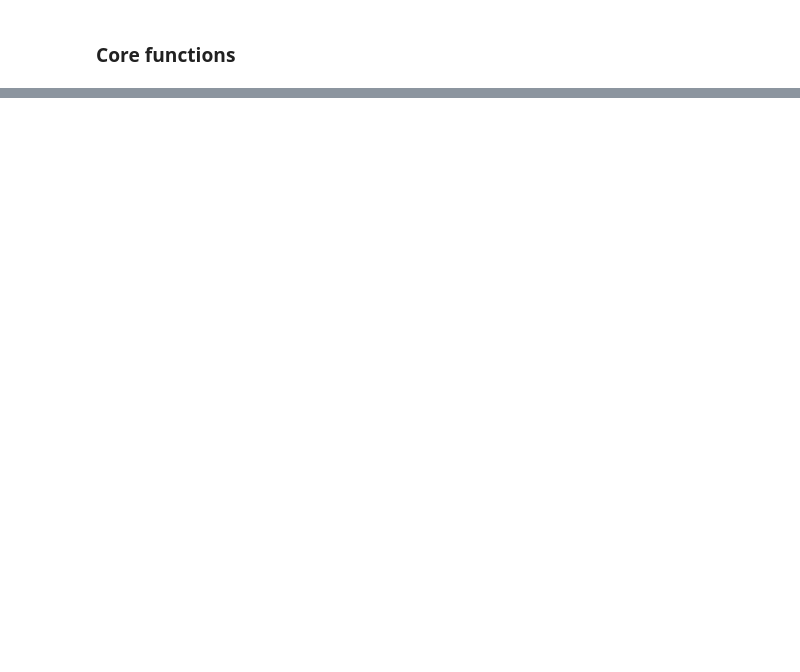
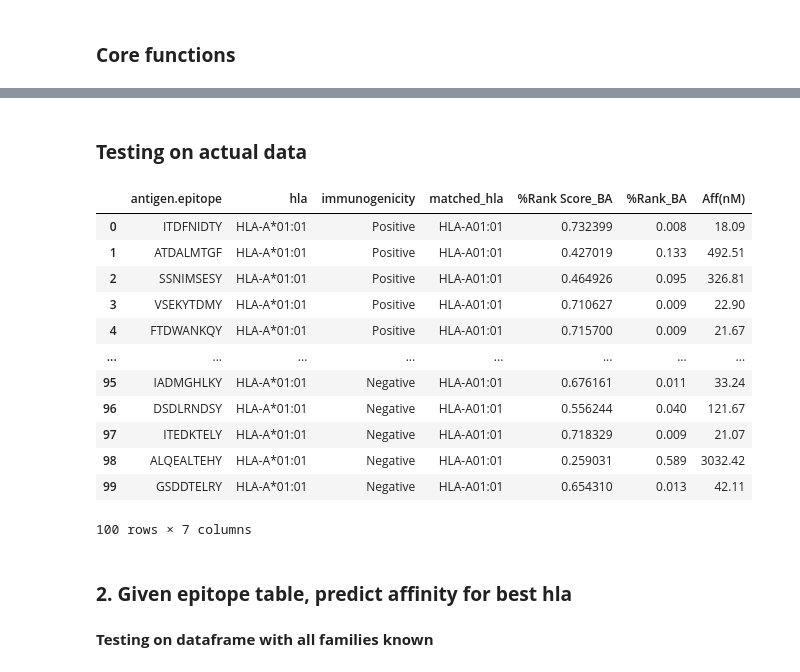
Before and after one commit to AnatoliyLarkin/netmhcpanwrapper, a Jupyter notebook: notebooks/Netmchpan_wrapper_development_notebook.ipynb, the cells around one changed output, grey strips where cells are left out. Drawn from its saved outputs; the diff is of its cells as text; code cells hidden in the pictures; blank space fills up the shorter version.

```diff
--- a/notebooks/Netmchpan_wrapper_development_notebook.ipynb
+++ b/notebooks/Netmchpan_wrapper_development_notebook.ipynb
@@ -26,9 +27,10 @@ import xlrd
 resource.setrlimit(resource.RLIMIT_STACK, (resource.RLIM_INFINITY, resource.RLIM_INFINITY))
 
 
-PATH_TO_NETMHCPAN = Path('/home/aalarkin/Work/netmhcpan_wrapper/netMHCpan-4.2')
+PATH_TO_NETMHCPAN = Path('/home/aalarkin/Work/netmhcpan_wrapper/netMHCpan-4.2bstatic.Linux/netMHCpan-4.2')
 TMPDIR = Path('/home/aalarkin/Work/netmhcpan_wrapper/tmp')
 PATH_TO_SUPERGROUPS = Path('/home/aalarkin/Work/netmhcpan_wrapper/datasets/mhc_supergroups.txt')
+PATH_TO_MAPPING = Path('/home/aalarkin/Work/netmhcpan_wrapper/datasets/allele_nomenclature_mapping.txt')
 
 
 ALPHABET = {'A', 'C', 'D', 'E', 'F', 'G', 'H', 'I', 'K', 'L', 'M', 'N', 'P', 'Q', 'R', 'S', 'T', 'V', 'W', 'Y'}
@@ -195,0 +149,28 @@ Error. PTYPE_LINE parameter option -a too long. Max size 1024
+# %%
+def match_hla(df, hla_colname):
+    mapping = {}
+    matched_hlas = []
+
+    with open(PATH_TO_MAPPING, mode='r') as mp:
+        for i in mp:
+            line = i.split(';')
+            mapping[line[0]] = set(line[1].rstrip('\n').split(','))
+   # print(mapping['HLA-A*68:01'])
+    mapping_keys = set(mapping.keys())
+
+    for query in df[hla_colname].tolist():
+        if query in mapping_keys:  # matches standardized nomenclature i.e HLA-A*02:01
+            matched_hlas.append(''.join(query.split('*')))
+        else:
+            found = False
+            for h in mapping:
+                if query in mapping[h]:
+                    matched_hlas.append(''.join(h.split('*')))
+                    found = True
+                    break
+            if not found:
+                matched_hlas.append(np.nan)
+
+  #  print(matched_hlas)
+    df['matched_hla'] = matched_hlas
+    return df
@@ -195,0 +227,23 @@ Error. PTYPE_LINE parameter option -a too long. Max size 1024
+# %% [markdown]
+### **Testing on actual data**
+# %%
+df = pd.read_csv('../datasets/chowell.txt', sep = '\t')[:100]
+df = match_hla(df, 'hla')
+df = predict_affinity_dataframe(df, 'antigen.epitope', 'matched_hla')
+display(df)
+# %% [output]
+|  | antigen.epitope | hla | immunogenicity | matched_hla | %Rank Score_BA | %Rank_BA | Aff(nM) |
+| 0 | ITDFNIDTY | HLA-A*01:01 | Positive | HLA-A01:01 | 0.732399 | 0.008 | 18.09 |
+| 1 | ATDALMTGF | HLA-A*01:01 | Positive | HLA-A01:01 | 0.427019 | 0.133 | 492.51 |
+| 2 | SSNIMSESY | HLA-A*01:01 | Positive | HLA-A01:01 | 0.464926 | 0.095 | 326.81 |
+| 3 | VSEKYTDMY | HLA-A*01:01 | Positive | HLA-A01:01 | 0.710627 | 0.009 | 22.90 |
+| 4 | FTDWANKQY | HLA-A*01:01 | Positive | HLA-A01:01 | 0.715700 | 0.009 | 21.67 |
+| ... | ... | ... | ... | ... | ... | ... | ... |
+| 95 | IADMGHLKY | HLA-A*01:01 | Negative | HLA-A01:01 | 0.676161 | 0.011 | 33.24 |
+| 96 | DSDLRNDSY | HLA-A*01:01 | Negative | HLA-A01:01 | 0.556244 | 0.040 | 121.67 |
+| 97 | ITEDKTELY | HLA-A*01:01 | Negative | HLA-A01:01 | 0.718329 | 0.009 | 21.07 |
+| 98 | ALQEALTEHY | HLA-A*01:01 | Negative | HLA-A01:01 | 0.259031 | 0.589 | 3032.42 |
+| 99 | GSDDTELRY | HLA-A*01:01 | Negative | HLA-A01:01 | 0.654310 | 0.013 | 42.11 |
+100 rows × 7 columns
+# %% [markdown]
+### **2. Given epitope table, predict affinity for best hla**
@@ -195,0 +414,2 @@ Error. PTYPE_LINE parameter option -a too long. Max size 1024
+# %% [markdown]
+**Testing on dataframe with all families known**
```
Also changed, not shown: parts of 33 cells of this notebook, 3 other files.
